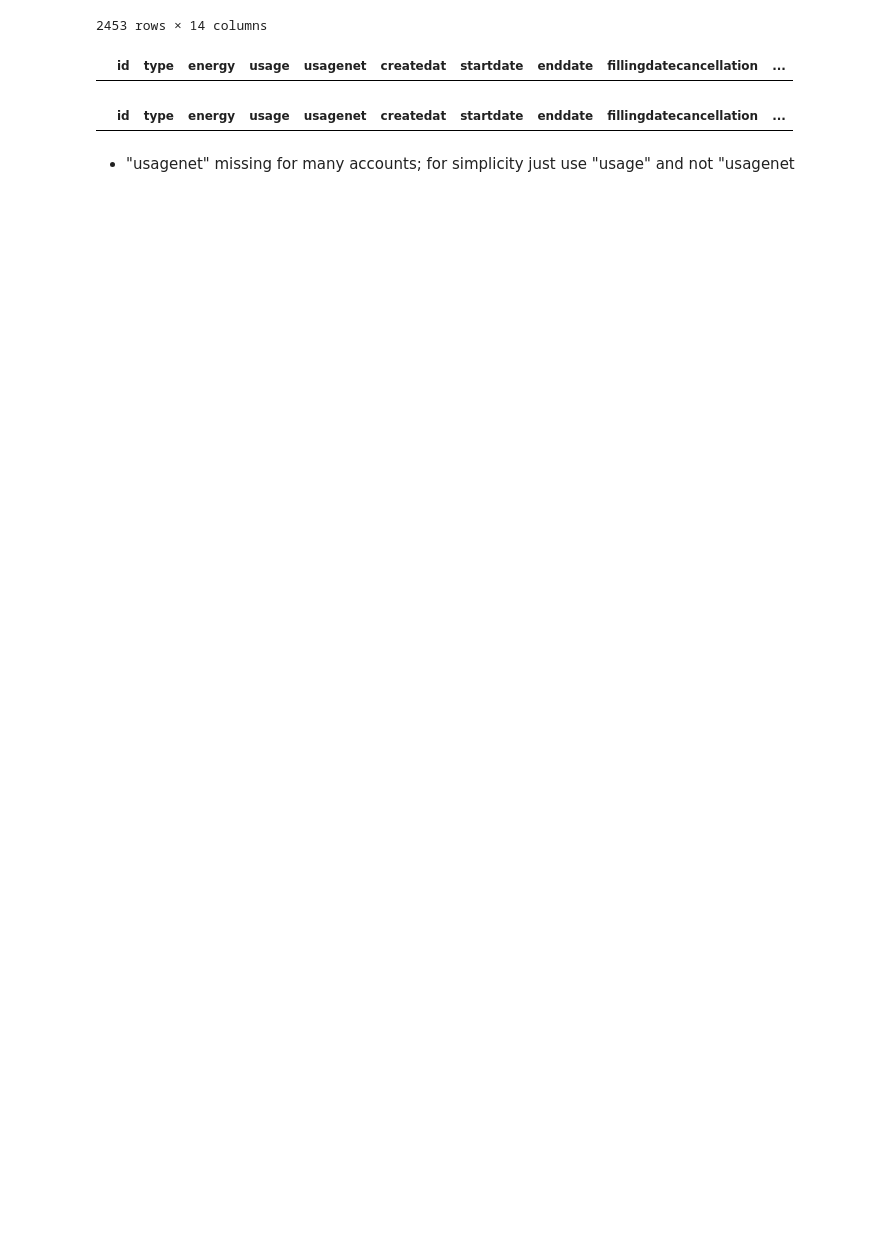
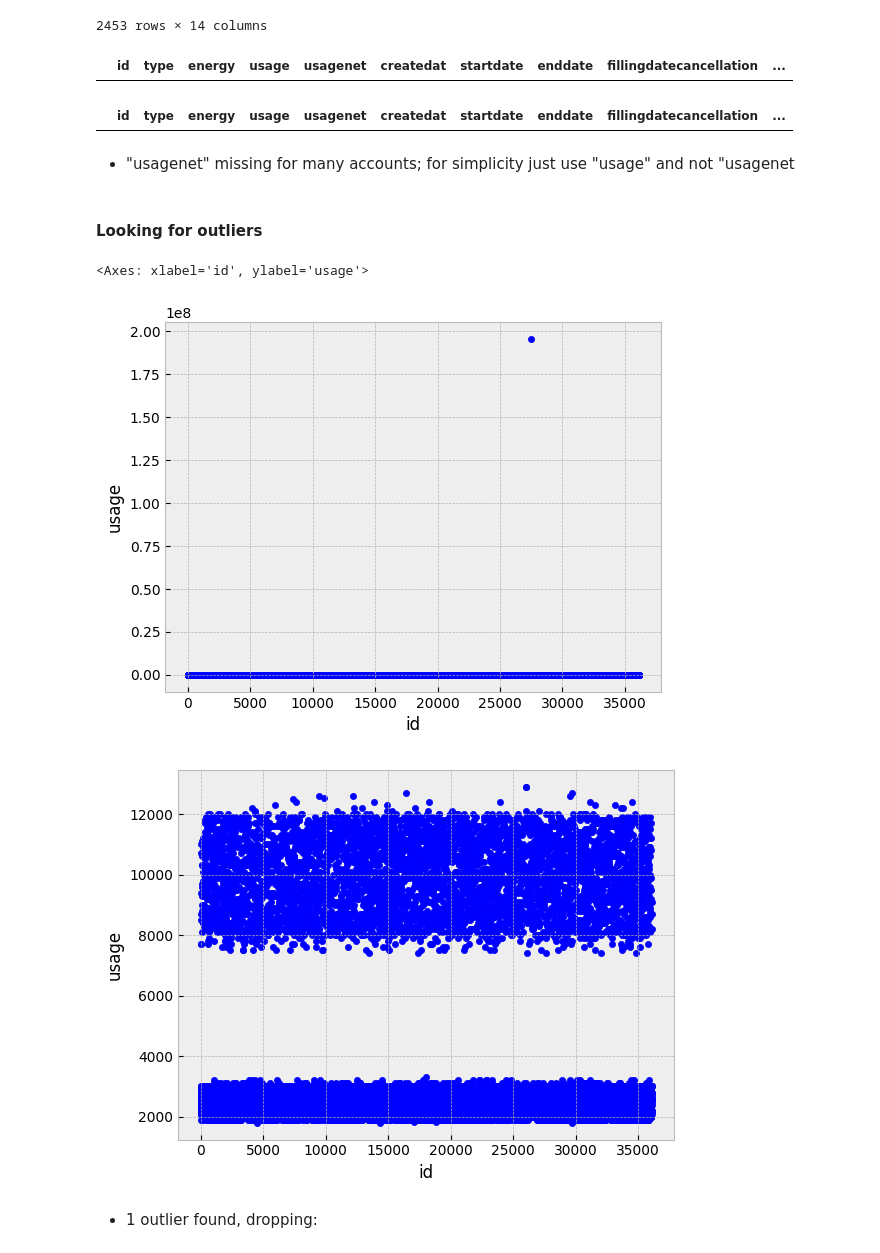
Before and after one commit to rpnorth/LichtBlick_Case_Study, a Jupyter notebook: 1_EDA.ipynb, the cells around one changed output. Drawn from its saved outputs; the diff is of its cells as text; code cells hidden in the pictures; blank space fills up the shorter version.

```diff
--- a/1_EDA.ipynb
+++ b/1_EDA.ipynb
@@ -7,3 +4,12 @@ import os
+# %%
+import pandas as pd
+import matplotlib.pyplot as plt
+import seaborn as sns
+%matplotlib inline
+import os
+
+plt.style.use('tableau-colorblind10')
+plt.style.use('bmh')
 # %% [markdown]
 ## Loading data into tables by table type
 # %%
@@ -217,3 +397,15 @@ contracts_df[ contracts_df.productid.isna()]
 |  | id | type | energy | usage | usagenet | createdat | startdate | enddate | fillingdatecancellation | ... |
 # %% [markdown]
 - "usagenet" missing for many accounts; for simplicity just use "usage" and not "usagenet
+# %% [markdown]
+#### Looking for outliers
+# %%
+contracts_df.plot.scatter(x='id', y='usage')
+
+contracts_df[contracts_df.usage < 1e8].plot.scatter(x='id', y='usage')
+# %% [output]
+<Axes: xlabel='id', ylabel='usage'>
+[figure, added]
+[figure, added]
+# %% [markdown]
+- 1 outlier found, dropping:
```
Also changed, not shown: parts of 23 cells of this notebook.
